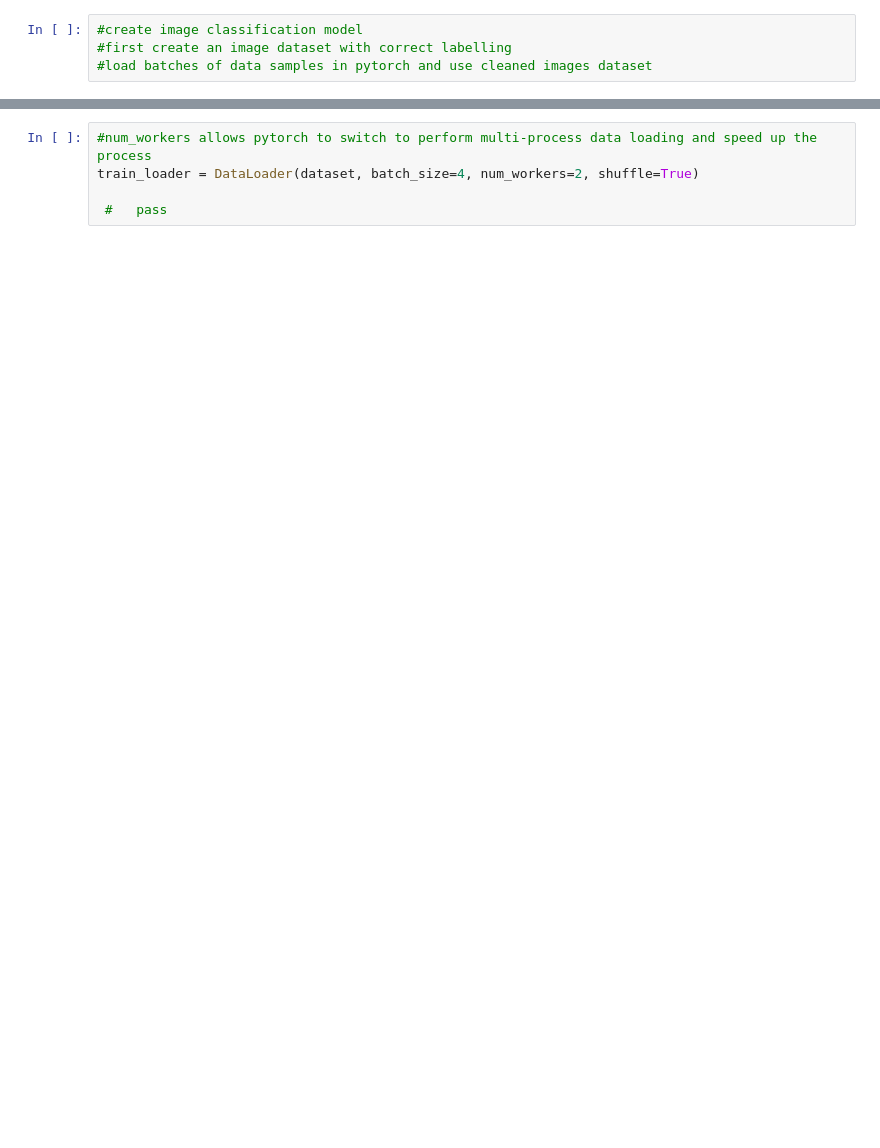
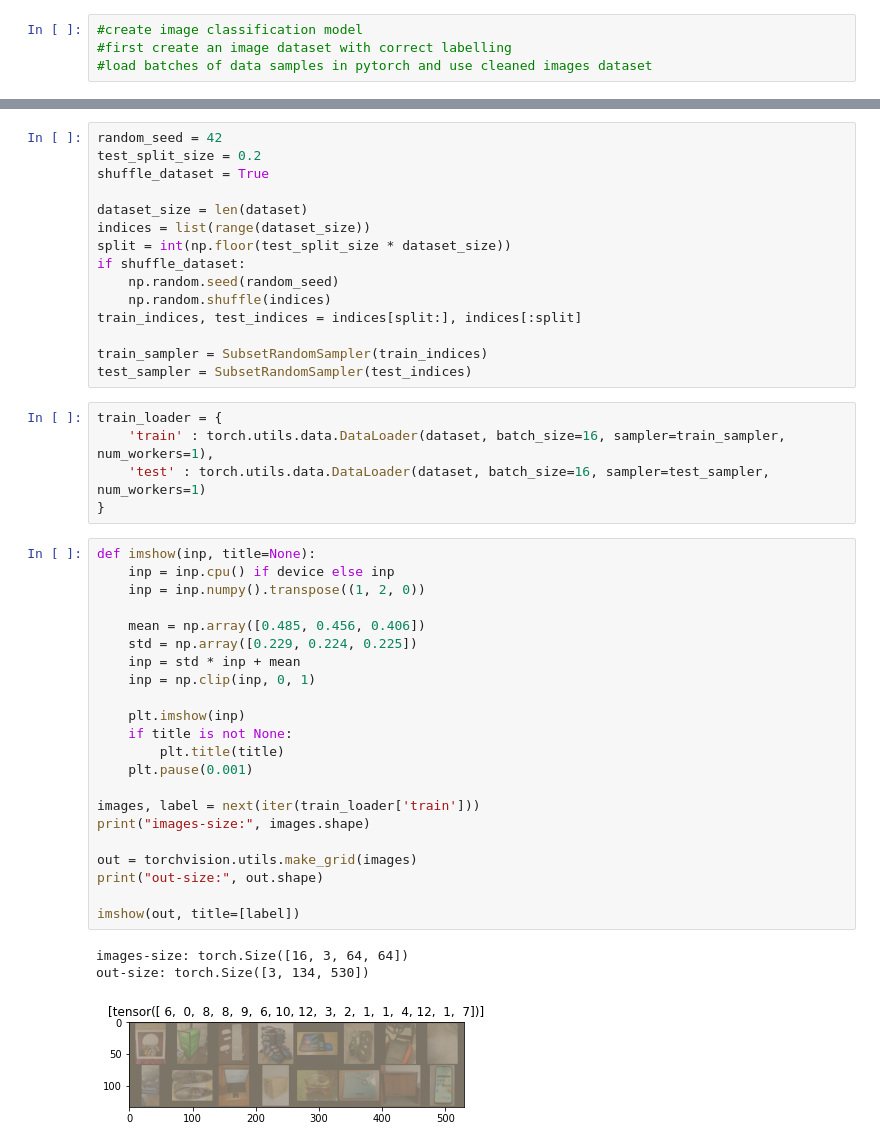
Before and after one commit to Scharukh7/FB-Marketplace-Recommendation-Ranking-System, a Jupyter notebook: vision_model.ipynb, the cells around one changed output, grey strips where cells are left out. Cells and saved outputs as stored; diff of their text form; blank space fills up the shorter version.

```diff
--- a/vision_model.ipynb
+++ b/vision_model.ipynb
@@ -56,5 +59,46 @@ type(dataset[0][1])
-# %%
-#num_workers allows pytorch to switch to perform multi-process data loading and speed up the process
-train_loader = DataLoader(dataset, batch_size=4, num_workers=2, shuffle=True)
-
- #   pass
+# %%
+random_seed = 42
+test_split_size = 0.2
+shuffle_dataset = True
+
+dataset_size = len(dataset)
+indices = list(range(dataset_size))
+split = int(np.floor(test_split_size * dataset_size))
+if shuffle_dataset:
+    np.random.seed(random_seed)
+    np.random.shuffle(indices)
+train_indices, test_indices = indices[split:], indices[:split]
+
+train_sampler = SubsetRandomSampler(train_indices)
+test_sampler = SubsetRandomSampler(test_indices)
+# %%
+train_loader = {
+    'train' : torch.utils.data.DataLoader(dataset, batch_size=16, sampler=train_sampler, num_workers=1),
+    'test' : torch.utils.data.DataLoader(dataset, batch_size=16, sampler=test_sampler, num_workers=1)
+}
+# %%
+def imshow(inp, title=None):
+    inp = inp.cpu() if device else inp
+    inp = inp.numpy().transpose((1, 2, 0))
+
+    mean = np.array([0.485, 0.456, 0.406])
+    std = np.array([0.229, 0.224, 0.225])
+    inp = std * inp + mean
+    inp = np.clip(inp, 0, 1)
+
+    plt.imshow(inp)
+    if title is not None:
+        plt.title(title)
+    plt.pause(0.001)
+
+images, label = next(iter(train_loader['train']))
+print("images-size:", images.shape)
+
+out = torchvision.utils.make_grid(images)
+print("out-size:", out.shape)
+
+imshow(out, title=[label])
+# %% [output]
+images-size: torch.Size([16, 3, 64, 64])
+out-size: torch.Size([3, 134, 530])
+[figure, added]
```
Also changed, not shown: parts of 7 cells of this notebook, 5 other files.
